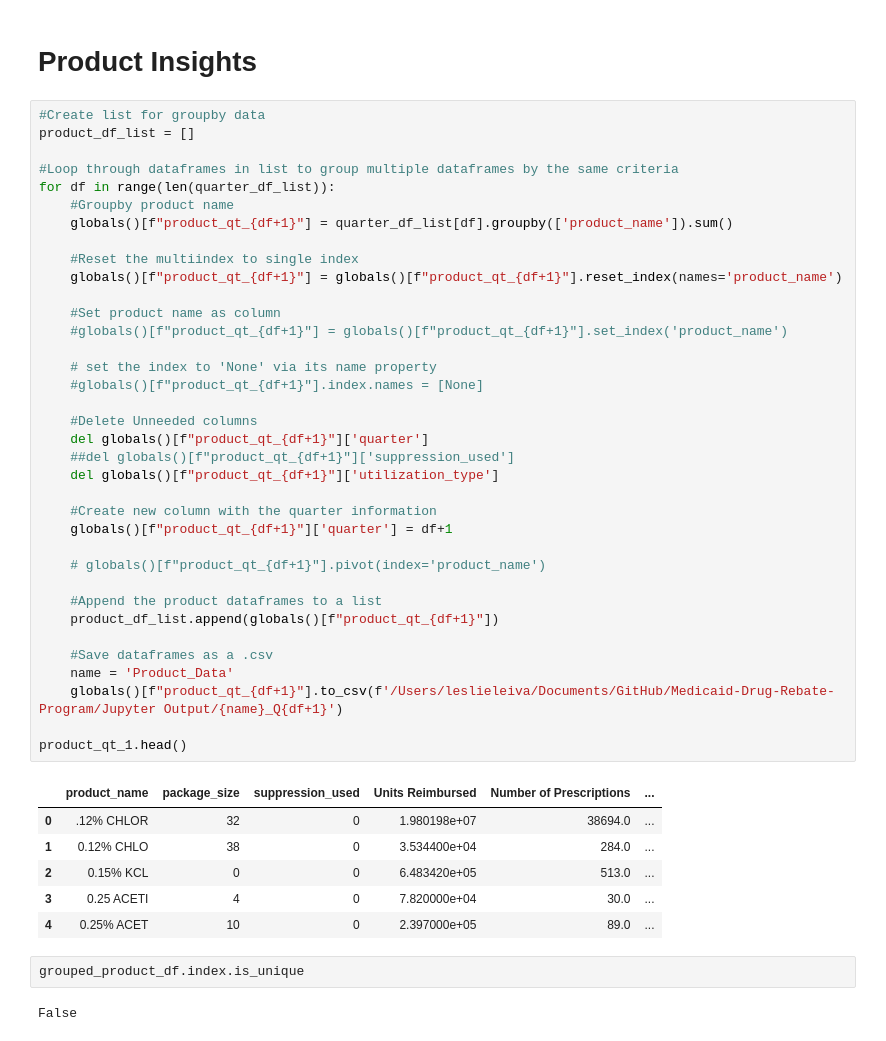
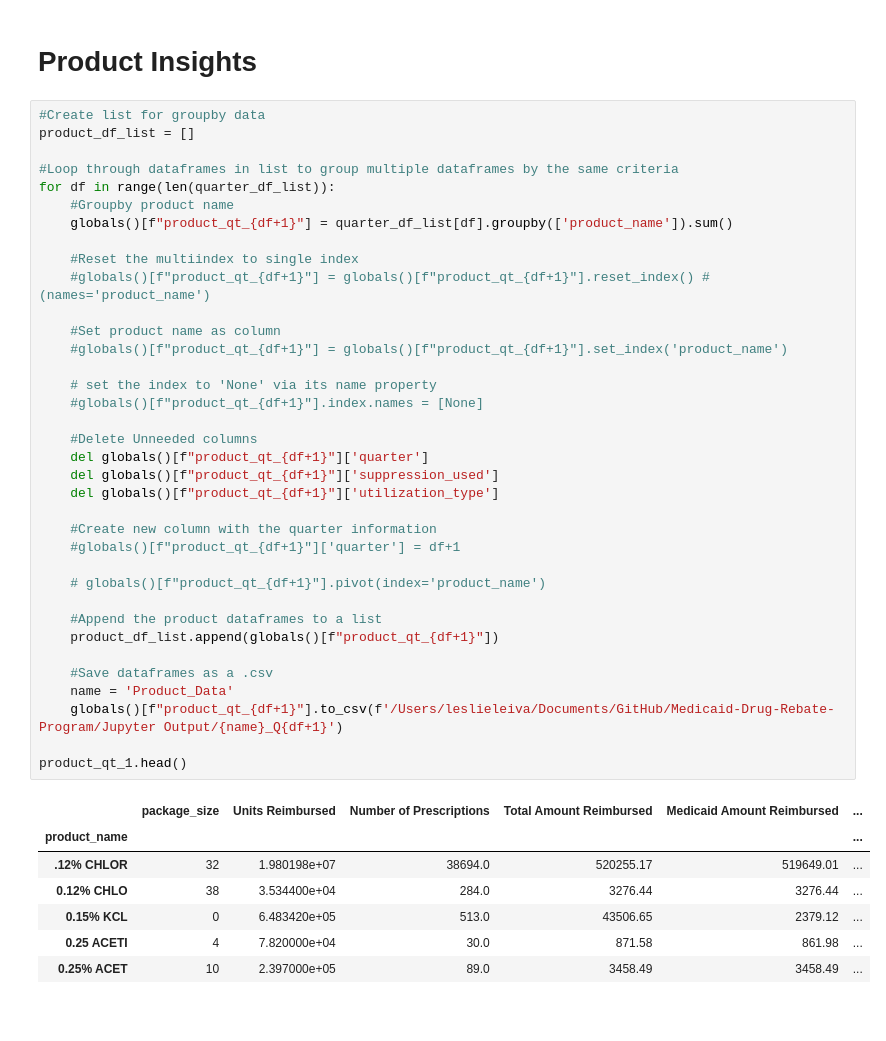
Before and after one commit to lleiva25/Medicaid-Drug-Rebate-Program, a Jupyter notebook: Medicaid.ipynb, the cells around one changed output. Saved outputs shown, nothing was run; the diff lists cells and outputs as text; blank space fills up the shorter version.

Commit message:
Changing pandas table

```diff
--- a/Medicaid.ipynb
+++ b/Medicaid.ipynb
@@ -183,46 +183,43 @@ product_df_list = []
 #Loop through dataframes in list to group multiple dataframes by the same criteria
 for df in range(len(quarter_df_list)):
     #Groupby product name
     globals()[f"product_qt_{df+1}"] = quarter_df_list[df].groupby(['product_name']).sum()
 
     #Reset the multiindex to single index
-    globals()[f"product_qt_{df+1}"] = globals()[f"product_qt_{df+1}"].reset_index(names='product_name')
+    #globals()[f"product_qt_{df+1}"] = globals()[f"product_qt_{df+1}"].reset_index() #(names='product_name')
 
     #Set product name as column
     #globals()[f"product_qt_{df+1}"] = globals()[f"product_qt_{df+1}"].set_index('product_name')
 
     # set the index to 'None' via its name property
     #globals()[f"product_qt_{df+1}"].index.names = [None]
 
     #Delete Unneeded columns
     del globals()[f"product_qt_{df+1}"]['quarter']
-    ##del globals()[f"product_qt_{df+1}"]['suppression_used']
+    del globals()[f"product_qt_{df+1}"]['suppression_used']
     del globals()[f"product_qt_{df+1}"]['utilization_type']
 
     #Create new column with the quarter information
-    globals()[f"product_qt_{df+1}"]['quarter'] = df+1
+    #globals()[f"product_qt_{df+1}"]['quarter'] = df+1
 
     # globals()[f"product_qt_{df+1}"].pivot(index='product_name')
 
     #Append the product dataframes to a list
     product_df_list.append(globals()[f"product_qt_{df+1}"])
 
     #Save dataframes as a .csv
     name = 'Product_Data'
     globals()[f"product_qt_{df+1}"].to_csv(f'/Users/leslieleiva/Documents/GitHub/Medicaid-Drug-Rebate-Program/Jupyter Output/{name}_Q{df+1}')
 
 product_qt_1.head()
 # %% [output]
-|  | product_name | package_size | suppression_used | Units Reimbursed | Number of Prescriptions | ... |
-| 0 | .12% CHLOR | 32 | 0 | 1.980198e+07 | 38694.0 | ... |
-| 1 | 0.12% CHLO | 38 | 0 | 3.534400e+04 | 284.0 | ... |
-| 2 | 0.15% KCL | 0 | 0 | 6.483420e+05 | 513.0 | ... |
-| 3 | 0.25 ACETI | 4 | 0 | 7.820000e+04 | 30.0 | ... |
-| 4 | 0.25% ACET | 10 | 0 | 2.397000e+05 | 89.0 | ... |
+|  | package_size | Units Reimbursed | Number of Prescriptions | Total Amount Reimbursed | Medicaid Amount Reimbursed | ... |
+| product_name |  |  |  |  |  | ... |
+| .12% CHLOR | 32 | 1.980198e+07 | 38694.0 | 520255.17 | 519649.01 | ... |
+| 0.12% CHLO | 38 | 3.534400e+04 | 284.0 | 3276.44 | 3276.44 | ... |
+| 0.15% KCL | 0 | 6.483420e+05 | 513.0 | 43506.65 | 2379.12 | ... |
+| 0.25 ACETI | 4 | 7.820000e+04 | 30.0 | 871.58 | 861.98 | ... |
+| 0.25% ACET | 10 | 2.397000e+05 | 89.0 | 3458.49 | 3458.49 | ... |
-# %%
-grouped_product_df.index.is_unique
-# %% [output]
-False
 # %%
 #Group the product dataframes from each quarter together
 grouped_product_df = pd.concat(product_df_list)
```
Also changed, not shown: parts of 1 cell of this notebook, 6 other files.
